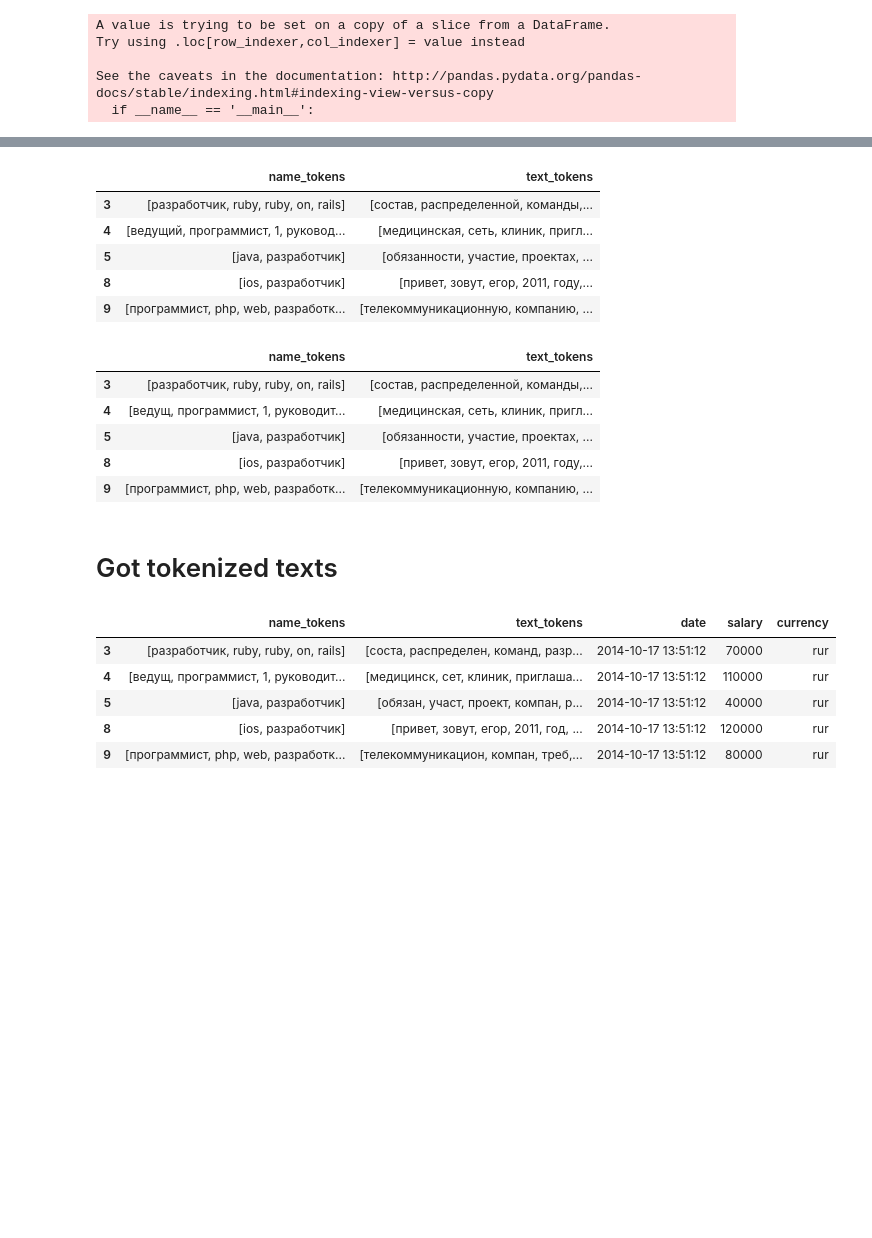
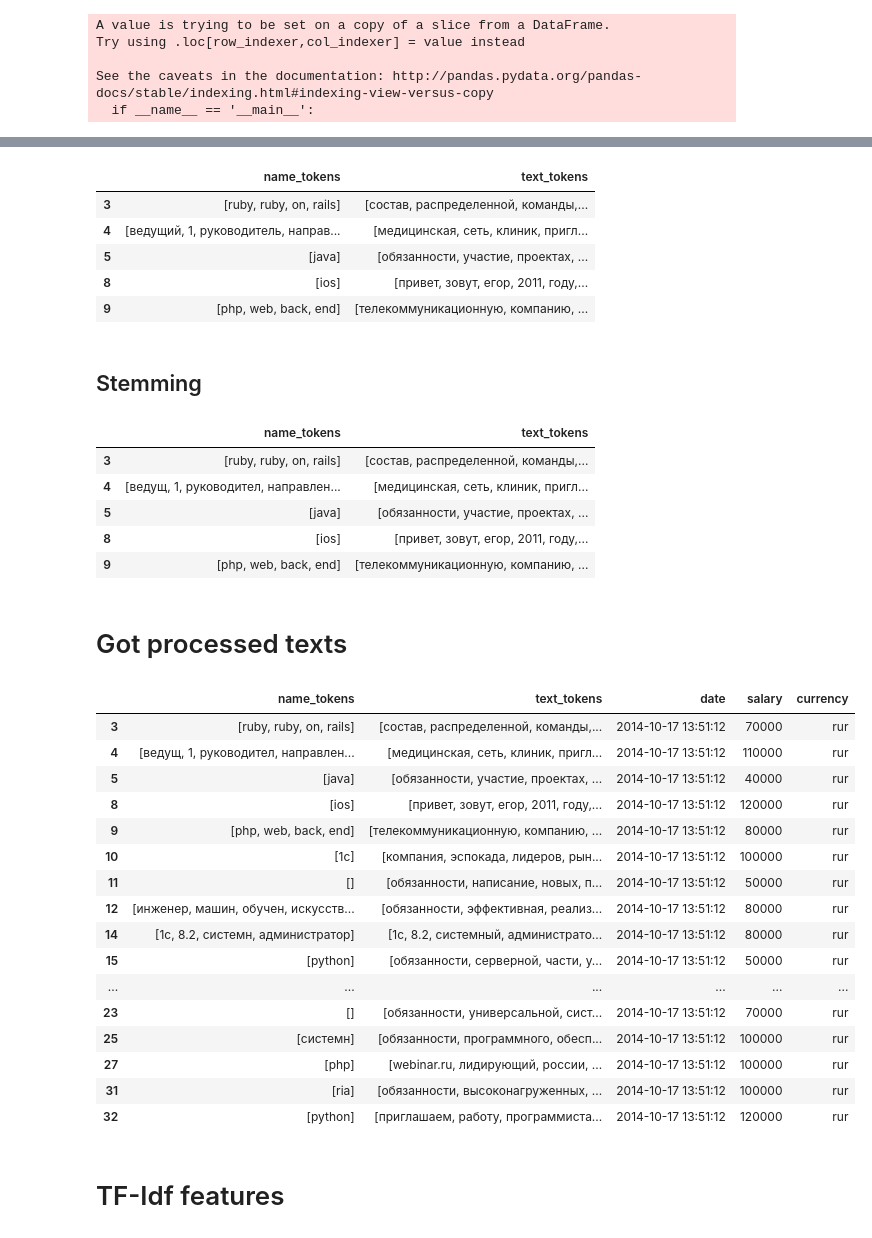
Before and after one commit to dmitryhd/vacancy_analysis, a Jupyter notebook: analysis/text_processing.ipynb, the cells around one changed output, grey strips where cells are left out. Drawn from its saved outputs; the diff is of its cells as text; code cells hidden in the pictures; blank space fills up the shorter version.

Commit message:
Text processing: added tfidf, more stopwords, linear regression attempt

```diff
--- a/analysis/text_processing.ipynb
+++ b/analysis/text_processing.ipynb
@@ -98,2 +98,8 @@ tokenizer.tokenize('Eighty-seven miles to go, yet.  Onward!')
+# %%
+from nltk.corpus import stopwords
+stop_words = stopwords.words('russian')
+stop_words.extend(['что', 'это', 'так', 'вот', 'быть', 'как', 'в', '—', 'к', 'на'])
+stop_words.extend(['разработчик', 'программист', 'developer', 'разработка'])  # add custom stopwords
+stop_words = set(stop_words)
 # %%
 import string
@@ -124,13 +125,15 @@ vacancies_tokens['text_tokens'] = vacancies_prepared.text.apply(tokenize)
 vacancies_tokens.head()
 # %% [output]
 |  | name_tokens | text_tokens |
-| 3 | [разработчик, ruby, ruby, on, rails] | [состав, распределенной, команды,... |
-| 4 | [ведущий, программист, 1, руковод... | [медицинская, сеть, клиник, пригл... |
-| 5 | [java, разработчик] | [обязанности, участие, проектах, ... |
-| 8 | [ios, разработчик] | [привет, зовут, егор, 2011, году,... |
-| 9 | [программист, php, web, разработк... | [телекоммуникационную, компанию, ... |
+| 3 | [ruby, ruby, on, rails] | [состав, распределенной, команды,... |
+| 4 | [ведущий, 1, руководитель, направ... | [медицинская, сеть, клиник, пригл... |
+| 5 | [java] | [обязанности, участие, проектах, ... |
+| 8 | [ios] | [привет, зовут, егор, 2011, году,... |
+| 9 | [php, web, back, end] | [телекоммуникационную, компанию, ... |
 # %%
 back = vacancies_tokens.copy()
+# %% [markdown]
+## Stemming
 # %%
 stemmer = nltk.stem.snowball.RussianStemmer(ignore_stopwords=True)
 # %%
@@ -144,27 +147,38 @@ vacancies_tokens['name_tokens'] = vacancies_tokens.name_tokens.apply(stem)
 vacancies_tokens.head()
 # %% [output]
 |  | name_tokens | text_tokens |
-| 3 | [разработчик, ruby, ruby, on, rails] | [состав, распределенной, команды,... |
-| 4 | [ведущ, программист, 1, руководит... | [медицинская, сеть, клиник, пригл... |
-| 5 | [java, разработчик] | [обязанности, участие, проектах, ... |
-| 8 | [ios, разработчик] | [привет, зовут, егор, 2011, году,... |
-| 9 | [программист, php, web, разработк... | [телекоммуникационную, компанию, ... |
+| 3 | [ruby, ruby, on, rails] | [состав, распределенной, команды,... |
+| 4 | [ведущ, 1, руководител, направлен... | [медицинская, сеть, клиник, пригл... |
+| 5 | [java] | [обязанности, участие, проектах, ... |
+| 8 | [ios] | [привет, зовут, егор, 2011, году,... |
+| 9 | [php, web, back, end] | [телекоммуникационную, компанию, ... |
 # %%
 vacancies_tokens['text_tokens'] = vacancies_tokens.text_tokens.apply(stem)
 # %%
 vacancies_tokens_back = vacancies_tokens.copy()
 # %% [markdown]
-# Got tokenized texts
+# Got processed texts
 # %%
 vacancies = vacancies_tokens.join(vacancies_prepared[['date', 'salary', 'currency']])
 # %%
-vacancies.head()
+vacancies.head(20)
 # %% [output]
 |  | name_tokens | text_tokens | date | salary | currency |
-| 3 | [разработчик, ruby, ruby, on, rails] | [соста, распределен, команд, разр... | 2014-10-17 13:51:12 | 70000 | rur |
-| 4 | [ведущ, программист, 1, руководит... | [медицинск, сет, клиник, приглаша... | 2014-10-17 13:51:12 | 110000 | rur |
-| 5 | [java, разработчик] | [обязан, участ, проект, компан, р... | 2014-10-17 13:51:12 | 40000 | rur |
-| 8 | [ios, разработчик] | [привет, зовут, егор, 2011, год, ... | 2014-10-17 13:51:12 | 120000 | rur |
-| 9 | [программист, php, web, разработк... | [телекоммуникацион, компан, треб,... | 2014-10-17 13:51:12 | 80000 | rur |
+| 3 | [ruby, ruby, on, rails] | [состав, распределенной, команды,... | 2014-10-17 13:51:12 | 70000 | rur |
+| 4 | [ведущ, 1, руководител, направлен... | [медицинская, сеть, клиник, пригл... | 2014-10-17 13:51:12 | 110000 | rur |
+| 5 | [java] | [обязанности, участие, проектах, ... | 2014-10-17 13:51:12 | 40000 | rur |
+| 8 | [ios] | [привет, зовут, егор, 2011, году,... | 2014-10-17 13:51:12 | 120000 | rur |
+| 9 | [php, web, back, end] | [телекоммуникационную, компанию, ... | 2014-10-17 13:51:12 | 80000 | rur |
+| 10 | [1с] | [компания, эспокада, лидеров, рын... | 2014-10-17 13:51:12 | 100000 | rur |
+| 11 | [] | [обязанности, написание, новых, п... | 2014-10-17 13:51:12 | 50000 | rur |
+| 12 | [инженер, машин, обучен, искусств... | [обязанности, эффективная, реализ... | 2014-10-17 13:51:12 | 80000 | rur |
+| 14 | [1с, 8.2, системн, администратор] | [1с, 8.2, системный, администрато... | 2014-10-17 13:51:12 | 80000 | rur |
+| 15 | [python] | [обязанности, серверной, части, у... | 2014-10-17 13:51:12 | 50000 | rur |
+| ... | ... | ... | ... | ... | ... |
+| 23 | [] | [обязанности, универсальной, сист... | 2014-10-17 13:51:12 | 70000 | rur |
+| 25 | [системн] | [обязанности, программного, обесп... | 2014-10-17 13:51:12 | 100000 | rur |
+| 27 | [php] | [webinar.ru, лидирующий, россии, ... | 2014-10-17 13:51:12 | 100000 | rur |
+| 31 | [ria] | [обязанности, высоконагруженных, ... | 2014-10-17 13:51:12 | 100000 | rur |
+| 32 | [python] | [приглашаем, работу, программиста... | 2014-10-17 13:51:12 | 120000 | rur |
 # %%
 vacancies.to_pickle('data/vacancies_stemmed.pickle')
@@ -170,0 +187,2 @@ vacancies.to_pickle('data/vacancies_stemmed.pickle')
+# %% [markdown]
+# TF-Idf features
```
Also changed, not shown: parts of 24 cells of this notebook, 4 other files.
